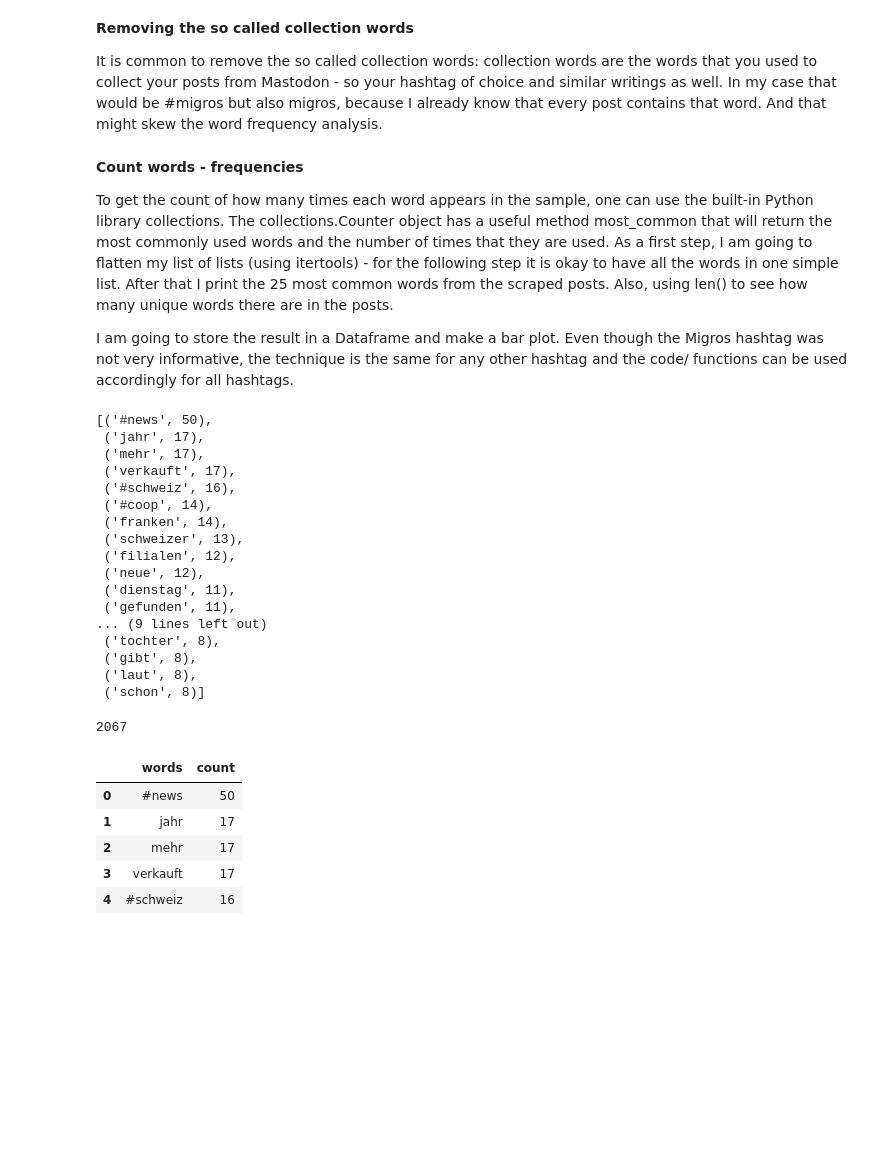
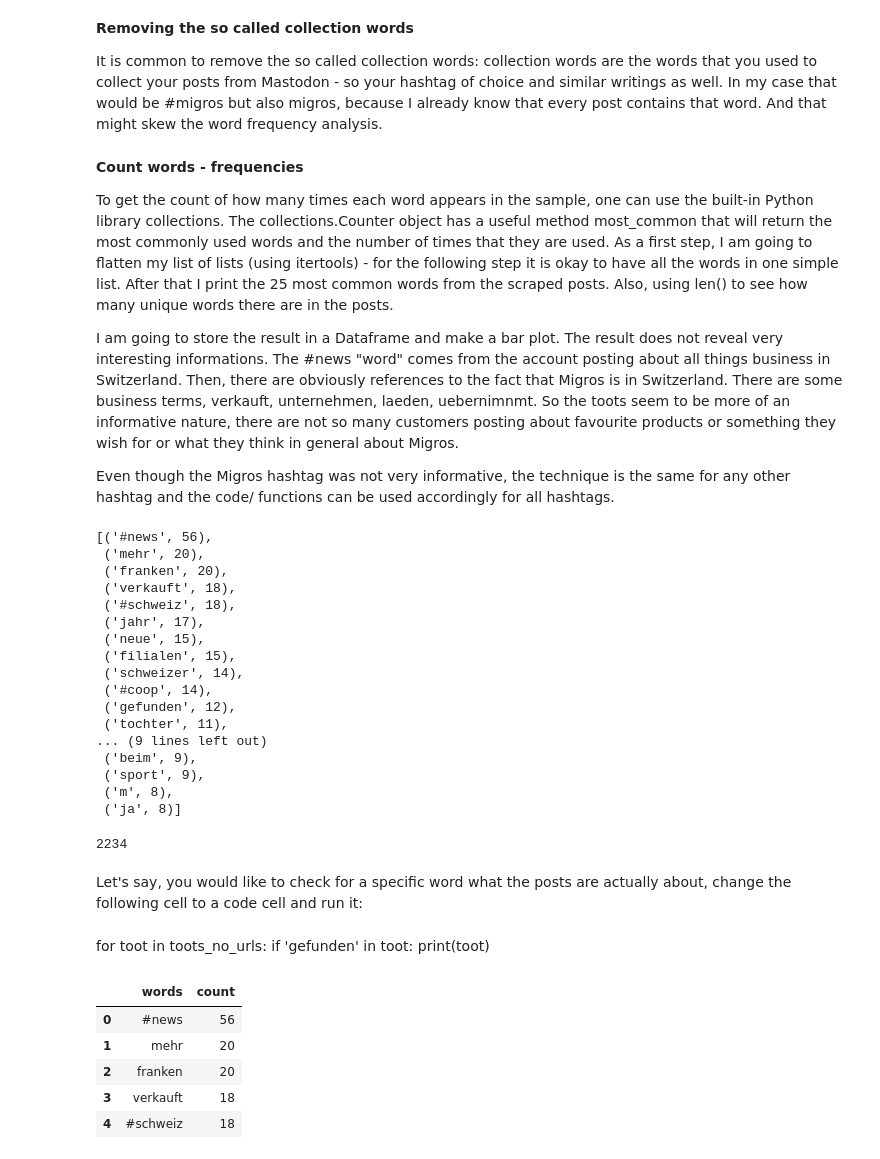
Before and after one commit to StefWed/investigate-public-opinion-on-retail, a Jupyter notebook: notebooks/Mastodon_Migros_Prototype.ipynb, the cells around one changed output. Saved outputs shown, nothing was run; the diff lists cells and outputs as text; code cells hidden in the pictures; blank space fills up the shorter version.

```diff
--- a/notebooks/Mastodon_Migros_Prototype.ipynb
+++ b/notebooks/Mastodon_Migros_Prototype.ipynb
@@ -719,7 +721,7 @@ toots_no_sw = [[word for word in toot_words if not word in stop_words]
 
 It is common to remove the so called collection words: collection words are the words that you used to collect your posts from Mastodon - so your hashtag of choice and similar writings as well. In my case that would be #migros but also migros, because I already know that every post contains that word. And that might skew the word frequency analysis.
 # %%
-collection_words = ["#migros", "migros"]
+collection_words = ["migros", "#migros"]
 
 toots_no_cw = [[word for word in toot_words if not word in collection_words]
                for toot_words in toots_no_sw]
@@ -728,7 +730,9 @@ toots_no_cw = [[word for word in toot_words if not word in collection_words]
 
 To get the count of how many times each word appears in the sample, one can use the built-in Python library collections. The collections.Counter object has a useful method most_common that will return the most commonly used words and the number of times that they are used. As a first step, I am going to flatten my list of lists (using itertools) - for the following step it is okay to have all the words in one simple list. After that I print the 25 most common words from the scraped posts. Also, using len() to see how many unique words there are in the posts.
 
-I am going to store the result in a Dataframe and make a bar plot. Even though the Migros hashtag was not very informative, the technique is the same for any other hashtag and the code/ functions can be used accordingly for all hashtags.
+I am going to store the result in a Dataframe and make a bar plot. The result does not reveal very interesting informations. The #news "word" comes from the account posting about all things business in Switzerland. Then, there are obviously references to the fact that Migros is in Switzerland. There are some business terms, verkauft, unternehmen, laeden, uebernimnmt. So the toots seem to be more of an informative nature, there are not so many customers posting about favourite products or something they wish for or what they think in general about Migros.
+
+Even though the Migros hashtag was not very informative, the technique is the same for any other hashtag and the code/ functions can be used accordingly for all hashtags.
 # %%
 all_words = list(itertools.chain(*toots_no_cw))
 
@@ -736,36 +740,42 @@ counts_words = collections.Counter(all_words)
 
 counts_words.most_common(25)
 # %% [output]
-[('#news', 50),
+[('#news', 56),
+ ('mehr', 20),
+ ('franken', 20),
+ ('verkauft', 18),
+ ('#schweiz', 18),
  ('jahr', 17),
- ('mehr', 17),
- ('verkauft', 17),
- ('#schweiz', 16),
+ ('neue', 15),
+ ('filialen', 15),
+ ('schweizer', 14),
  ('#coop', 14),
- ('franken', 14),
- ('schweizer', 13),
- ('filialen', 12),
- ('neue', 12),
- ('dienstag', 11),
- ('gefunden', 11),
+ ('gefunden', 12),
+ ('tochter', 11),
 ... (9 lines left out)
- ('tochter', 8),
- ('gibt', 8),
- ('laut', 8),
- ('schon', 8)]
+ ('beim', 9),
+ ('sport', 9),
+ ('m', 8),
+ ('ja', 8)]
 # %%
 len(counts_words)
 # %% [output]
-2067
+2234
+# %% [markdown]
+Let's say, you would like to check for a specific word what the posts are actually about, change the following cell to a code cell and run it:
+# %% [markdown]
+for toot in toots_no_urls:
+    if 'gefunden' in toot:
+        print(toot)
 # %%
-most_common_25 = pd.DataFrame(counts_words.most_common(15),
+most_common_25 = pd.DataFrame(counts_words.most_common(25),
                              columns=['words', 'count'])
 
 most_common_25.head()
 # %% [output]
 |  | words | count |
-| 0 | #news | 50 |
-| 1 | jahr | 17 |
-| 2 | mehr | 17 |
-| 3 | verkauft | 17 |
-| 4 | #schweiz | 16 |
+| 0 | #news | 56 |
+| 1 | mehr | 20 |
+| 2 | franken | 20 |
+| 3 | verkauft | 18 |
+| 4 | #schweiz | 18 |
```
Also changed, not shown: parts of 31 cells of this notebook.
